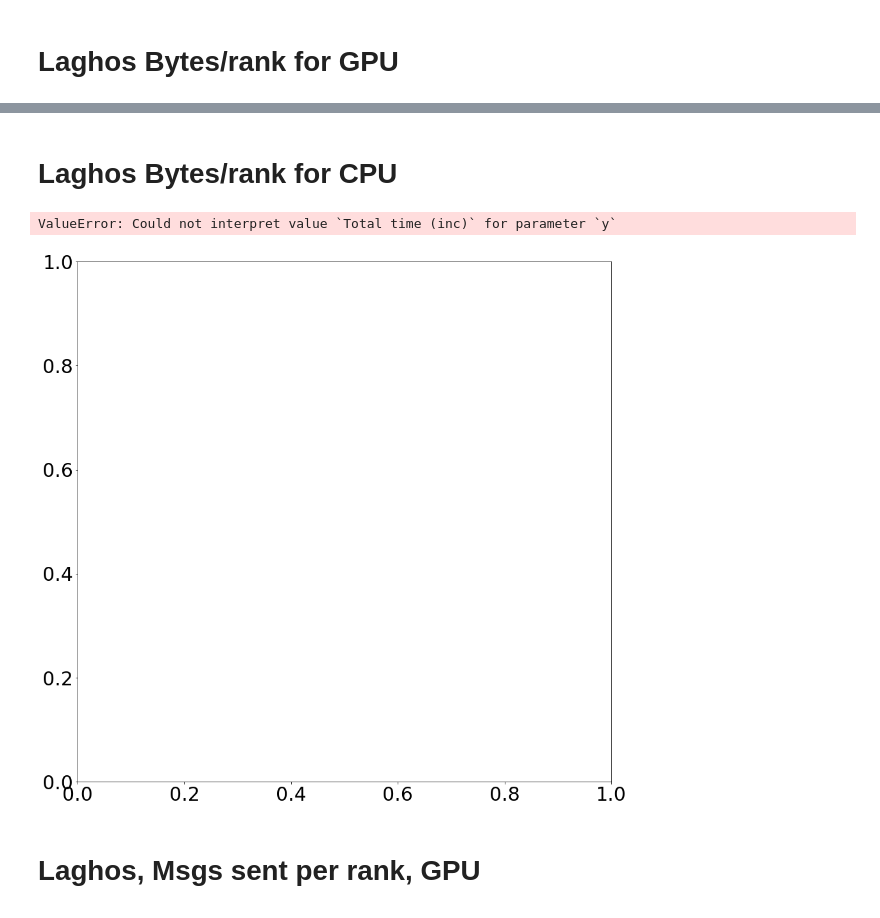
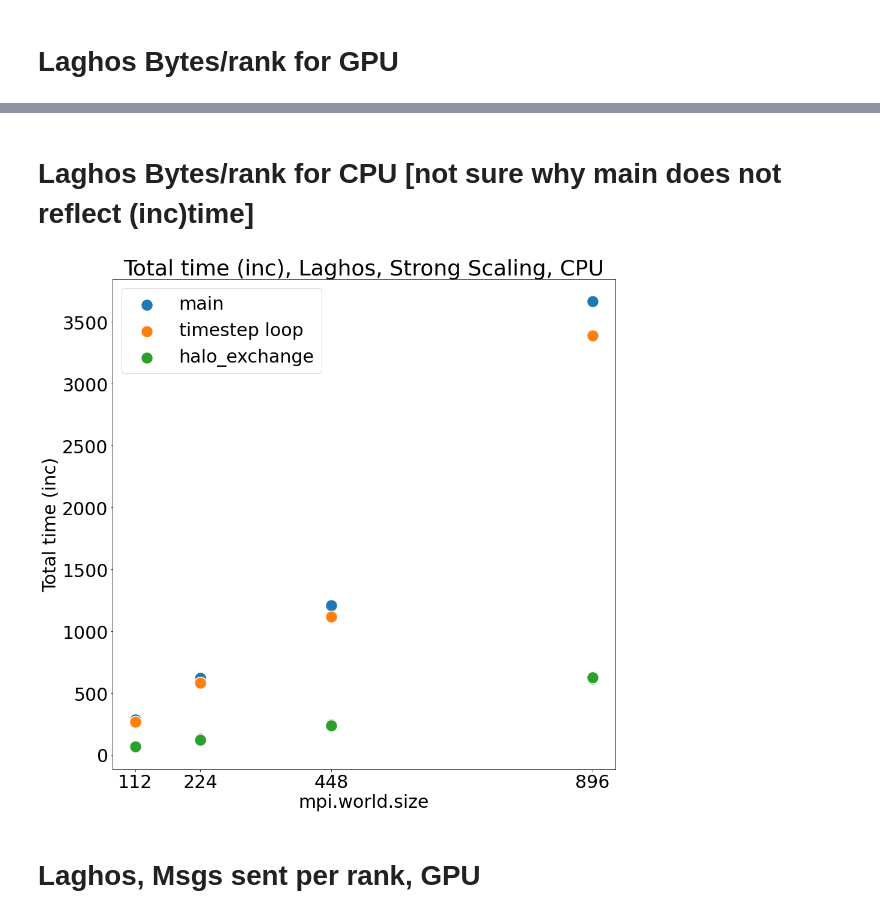
Before and after one commit to gracenansamba/BenchParkAnalysis, a Jupyter notebook: Comm_dynamic.ipynb, the cells around one changed output, grey strips where cells are left out. Cells and saved outputs as stored; diff of their text form; code cells hidden in the pictures.

```diff
--- a/Comm_dynamic.ipynb
+++ b/Comm_dynamic.ipynb
@@ -30,7 +27,7 @@ kripke_cali_files_strong = glob.glob(f"{kripke_files_strong}/**/*.cali", recursi
 tk_kripke_strong_scaling = th.Thicket.from_caliperreader(kripke_cali_files_strong, string_attributes="loop")
 
 kripke_files_weak = "/usr/workspace/nansamba1/dane-2-6-25/kripke-benchmark-weak-openmp/dane-system/workspace/experiments/kripke/kripke"
-kripke_cali_files_weak = glob.glob(f"{kripke_files_strong}/**/*.cali", recursive=True)
+kripke_cali_files_weak = glob.glob(f"{kripke_files_weak}/**/*.cali", recursive=True)
 kripke_cali_files_weak = [file for file in kripke_cali_files_weak if '512' not in file]
 tk_kripke_weak_scaling = th.Thicket.from_caliperreader(kripke_cali_files_weak, string_attributes="loop")
 
@@ -418,7 +593,7 @@ fig.savefig("Total time (inc)_AMG_Kripke_cpu.png", facecolor='white', transparen
 # %%
 import seaborn as sns
 import matplotlib.pyplot as plt
-plt.rcParams.update({'font.size': 22})
+plt.rcParams.update({'font.size': 30})
 
 #amg_node_weak = filtered_tk_amg_weak.dataframe.loc[filtered_tk_amg_weak.get_node("hypre_BoomerAMGSolve")]
 kripke_node_weak = filtered_tk_kripke_weak.dataframe.loc[filtered_tk_kripke_weak.get_node("solve")]
@@ -456,8 +631,10 @@ ax.set_ylabel('Src ranks (avg) (inc)')
 
 #ax[0].set_xticks([64, 128, 256, 512], ['64', '128', '256', '512'])
 #ax[1].set_xticks([64, 128, 256, 512], ['64', '128', '256', '512'])
+ax.set_xticks([64, 128, 256], ['64', '128', '256'])
+
 
 # Display the plot
 plt.show()
-fig.savefig("Src ranks (avg) (inc) AMG_Kripke_cpu.png", facecolor='white', transparent=False)
+fig.savefig("Src ranks (avg) (inc)Kripke_strong_cpu.png", facecolor='white', transparent=False)
 # %% [output]
@@ -465,7 +694,7 @@ fig.savefig("Src ranks (avg) (inc) AMG_Kripke_cpu.png", facecolor='white', trans
 # %%
 import seaborn as sns
 import matplotlib.pyplot as plt
-plt.rcParams.update({'font.size': 25})
+plt.rcParams.update({'font.size': 30})
 
 #amg_node_weak = filtered_tk_amg_weak.dataframe.loc[filtered_tk_amg_weak.get_node("hypre_BoomerAMGSolve")]
 kripke_node_weak = filtered_tk_kripke_weak.dataframe.loc[filtered_tk_kripke_weak.get_node("solve")]
@@ -502,6 +731,7 @@ ax.set_ylabel('Irecv gap (avg) (inc)')
 #ax[0].set_ylim(0,80000)
 #ax[1].set_ylim(0,40000)
 
+ax.set_xticks([64, 128, 256], ['64', '128', '256'])
 
 # Display the plot
 plt.show()
@@ -590,5 +870,5 @@ fig.savefig("Total time (inc)_laghos_gpu_png", facecolor='white', transparent=Fa
 # %% [markdown]
-# Laghos Bytes/rank for CPU
+# Laghos Bytes/rank for CPU  [not sure why main does not reflect (inc)time]
 # %%
 import seaborn as sns
 import matplotlib.pyplot as plt
@@ -615,38 +895,37 @@ fig, ax = plt.subplots(1,1, figsize=(15, 15), sharey=False)
 
 #sns.lineplot(data=amg_node_strong, ax=ax[0], x='mpi.world.size', y='Avg Time Per Loop', hue="global_x", label="strong")
 #sns.scatterplot(data=amg_node_weak_main, ax=ax[0], x='mpi.world.size', y='Total time (inc)', label="main", s=200)
 #sns.scatterplot(data=amg_node_weak, ax=ax[0], x='mpi.world.size', y='Total time (inc)', label="hypre_BoomerAMGSolve", s=200)
 #sns.scatterplot(data=amg_node_weak_halo, ax=ax[0], x='mpi.world.size', y='Total time (inc)', label="halo_exchange", s=200)
 
 #sns.lineplot(data=kripke_node_strong, x='mpi.world.size', ax=ax[0], y='Msg sent per sec')
-sns.scatterplot(data=laghos_node_strong_main, x='mpi.world.size', ax=ax, y='Total time (inc)', label="main", s=200)
-sns.scatterplot(data=laghos_node_strong, x='mpi.world.size', ax=ax, y='Total time (inc)', label="timestep loop", s=200)
-sns.scatterplot(data=laghos_node_strong_halo, x='mpi.world.size', ax=ax, y='Total time', label="halo_exchange", s=200)
+sns.scatterplot(data=laghos_node_strong_main, x='mpi.world.size', ax=ax, y='Total time', label="main", s=400)
+sns.scatterplot(data=laghos_node_strong, x='mpi.world.size', ax=ax, y='Total time (inc)', label="timestep loop", s=400)
+sns.scatterplot(data=laghos_node_strong_halo, x='mpi.world.size', ax=ax, y='Total time', label="halo_exchange", s=400)
 
 #ax[0].set_title('Total time (inc), AMG,Weak Scaling,CPU')
 ax.set_title('Total time (inc), Laghos, Strong Scaling, CPU')
 #plt.xlabel('Number of processes')
 #plt.ylabel('Bytes sent (max)')
 #ax[0].set_yscale("log", base=2)
 #ax[1].set_yscale("log", base=2)
 #ax[0].set_xlabel('Number of processes')
 #ax[1].set_xlabel('Number of processes')
 ax.set_ylabel('Total time (inc)')
 ax.set_ylabel('Total time (inc)')
 #ax[0].set_ylim(0, 100)
 #ax[1].set_ylim(0, 1800)
 
 ax.set_xticks([112, 224, 448, 896], ['112', '224', '448', '896'])
 #ax[1].set_xticks([64, 128, 256, 512], ['64', '128', '256', '512'])
 
 #plt.legend(loc='lower right')
 
 # Display the plot
 plt.show()
 fig.savefig("Total time (inc)_laghos_cpu_png", facecolor='white', transparent=False)
 # %% [output]
-ValueError: Could not interpret value `Total time (inc)` for parameter `y`
-[figure, old version]
+[figure, new version]
 # %% [markdown]
 # Laghos, Msgs sent per rank, GPU
 # %%
```
Also changed, not shown: parts of 24 cells of this notebook.
